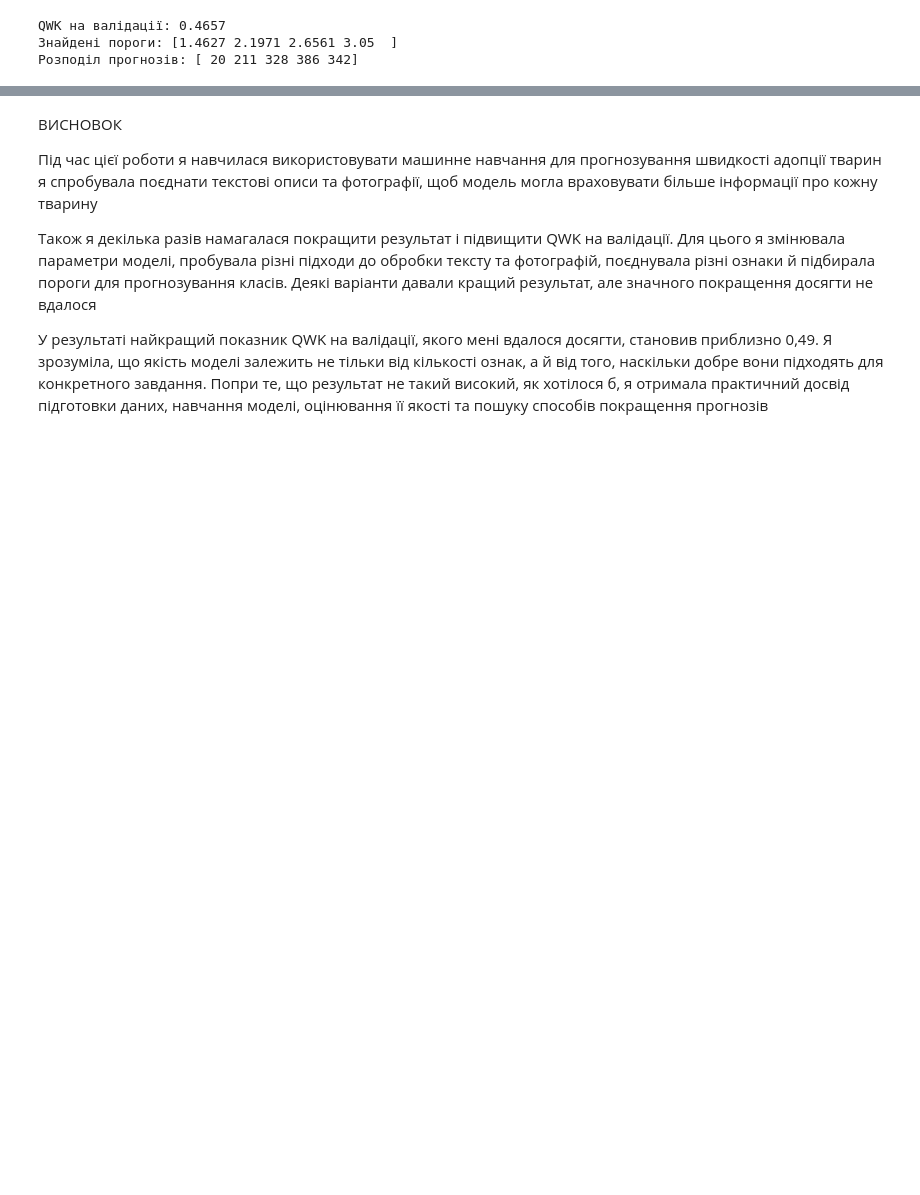
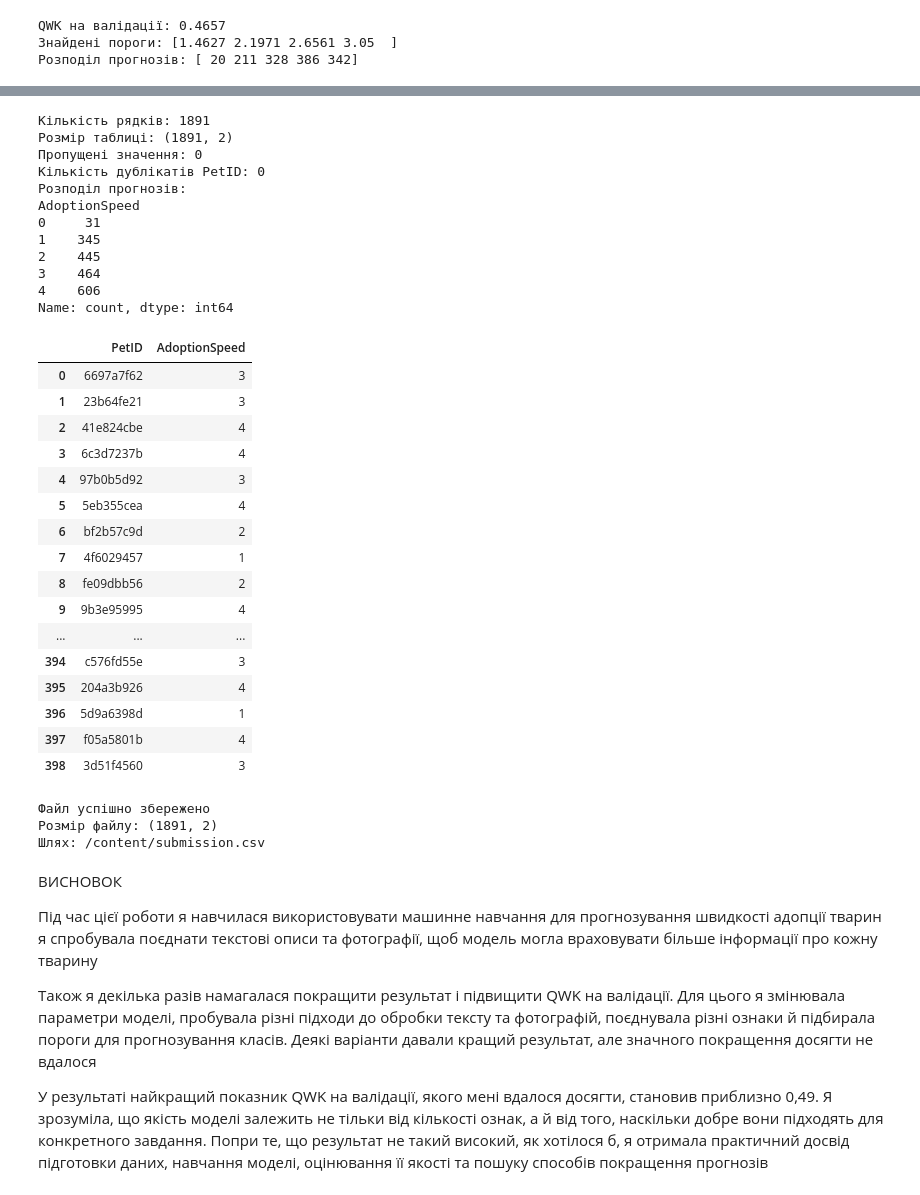
Before and after one commit to granalska/Homework_IT, a Jupyter notebook: Deep Learning for Computer Vision and NLP/фінальний проєкт/final_proj.ipynb, the cells around one changed output, grey strips where cells are left out. Saved outputs shown, nothing was run; the diff lists cells and outputs as text; code cells hidden in the pictures; blank space fills up the shorter version.

```diff
--- a/Deep Learning for Computer Vision and NLP/фінальний проєкт/final_proj.ipynb
+++ b/Deep Learning for Computer Vision and NLP/фінальний проєкт/final_proj.ipynb
@@ -353,3 +288,69 @@ files.download('submission.csv')
+# %%
+
+import pandas as pd
+from pathlib import Path
+from IPython.display import display
+
+#зберігаємо всі прогнози
+submission = submission[['PetID', 'AdoptionSpeed']].copy()
+submission['AdoptionSpeed'] = submission['AdoptionSpeed'].astype(int)
+
+#перевіряємо результати
+print('Кількість рядків:', len(submission))
+print('Розмір таблиці:', submission.shape)
+print('Пропущені значення:', submission.isna().sum().sum())
+print('Кількість дублікатів PetID:', submission['PetID'].duplicated().sum())
+print('Розподіл прогнозів:')
+print(submission['AdoptionSpeed'].value_counts().sort_index())
+
+#виводимо всі результати
+pd.set_option('display.max_rows', None)
+pd.set_option('display.max_columns', None)
+pd.set_option('display.width', None)
+
+display(submission)
+
+#зберігаємо файл
+submission.to_csv('/content/submission.csv', index=False)
+
+#перевіряємо збережений файл
+check = pd.read_csv('/content/submission.csv')
+print('\nФайл успішно збережено')
+print('Розмір файлу:', check.shape)
+print('Шлях:', Path('/content/submission.csv').resolve())
+# %% [output]
+Кількість рядків: 1891
+Розмір таблиці: (1891, 2)
+Пропущені значення: 0
+Кількість дублікатів PetID: 0
+Розподіл прогнозів:
+AdoptionSpeed
+0     31
+1    345
+2    445
+3    464
+4    606
+Name: count, dtype: int64
+|  | PetID | AdoptionSpeed |
+| 0 | 6697a7f62 | 3 |
+| 1 | 23b64fe21 | 3 |
+| 2 | 41e824cbe | 4 |
+| 3 | 6c3d7237b | 4 |
+| 4 | 97b0b5d92 | 3 |
+| 5 | 5eb355cea | 4 |
+| 6 | bf2b57c9d | 2 |
+| 7 | 4f6029457 | 1 |
+| 8 | fe09dbb56 | 2 |
+| 9 | 9b3e95995 | 4 |
+| ... | ... | ... |
+| 394 | c576fd55e | 3 |
+| 395 | 204a3b926 | 4 |
+| 396 | 5d9a6398d | 1 |
+| 397 | f05a5801b | 4 |
+| 398 | 3d51f4560 | 3 |
+Файл успішно збережено
+Розмір файлу: (1891, 2)
+Шлях: /content/submission.csv
 # %% [markdown]
 ВИСНОВОК
 
```
Also changed, not shown: parts of 3 cells of this notebook, 1 other file.
